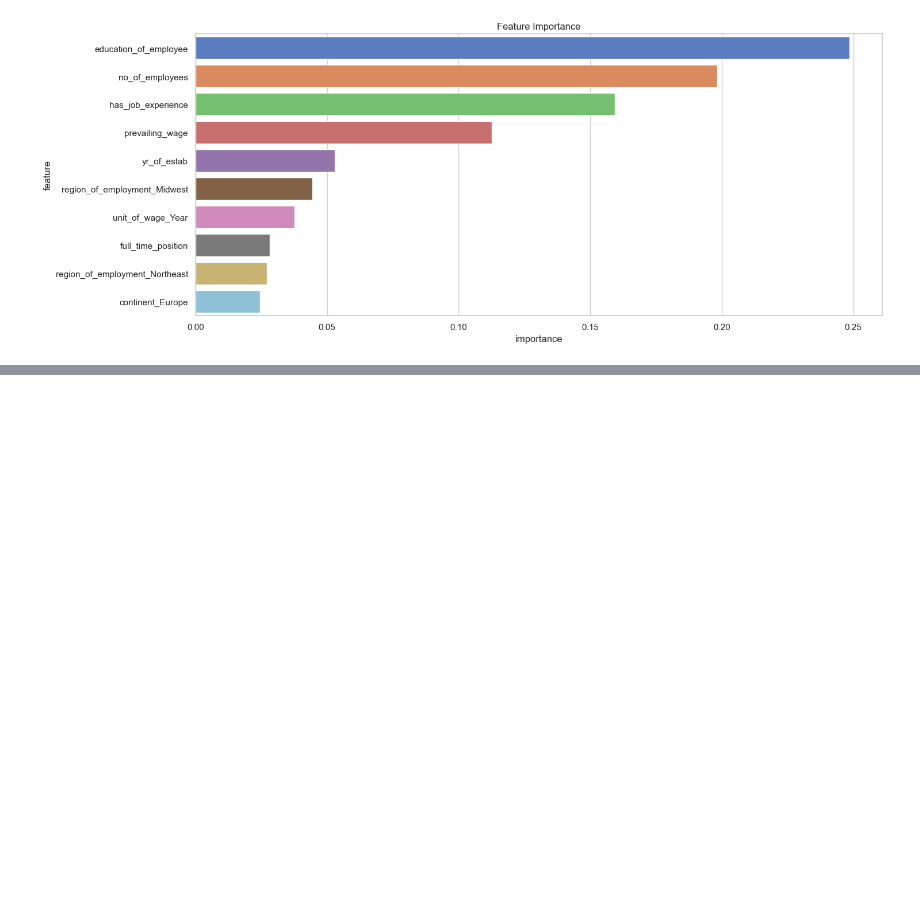
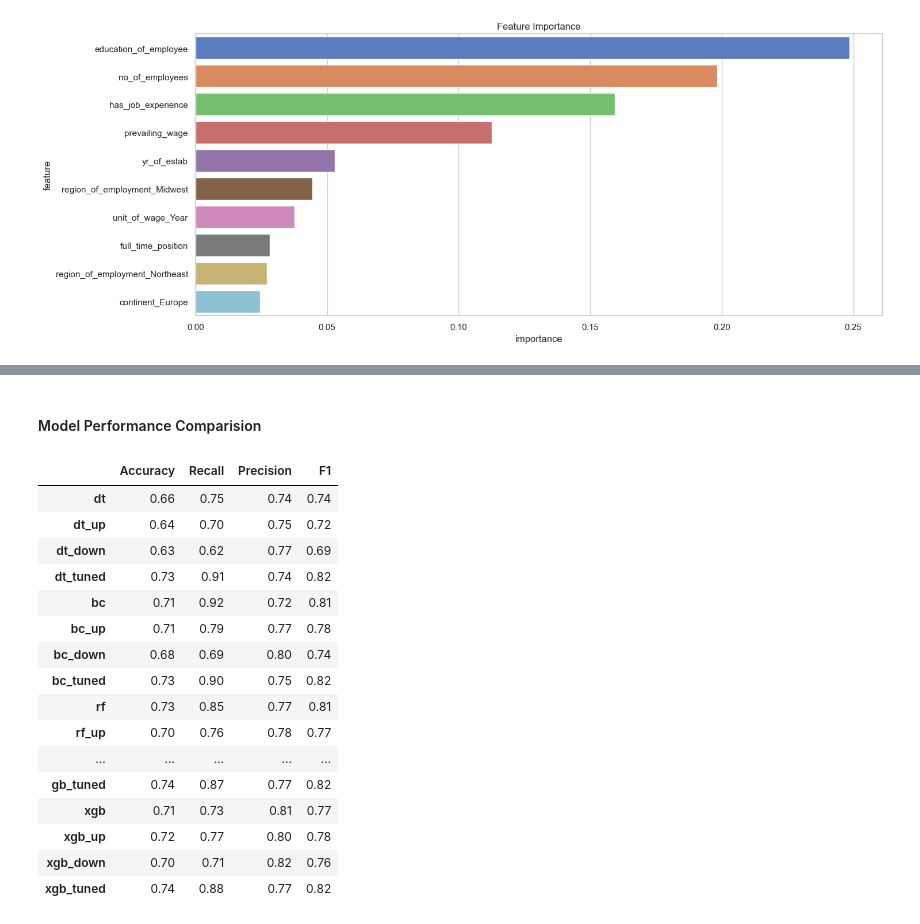
Before and after one commit to nszenoti/PYPG, a Jupyter notebook: projects/easyvisa/notebook.ipynb, the cells around one changed output, grey strips where cells are left out. Drawn from its saved outputs; the diff is of its cells as text; code cells hidden in the pictures; blank space fills up the shorter version.

```diff
--- a/projects/easyvisa/notebook.ipynb
+++ b/projects/easyvisa/notebook.ipynb
@@ -4010,0 +4518,2 @@ This suggests that AdaBoost has identified more nuanced patterns, particularly a
+# %%
+results['xgb_tuned'] = xgb_final_tuned_result
@@ -4010,0 +4553,57 @@ This suggests that AdaBoost has identified more nuanced patterns, particularly a
+# %% [markdown]
+#### Model Performance Comparision
+# %%
+def compare_model_performance(model_metrics, model_names=None):
+    """
+    Compare performance metrics of different decision tree models
+
+    Parameters:
+    -----------
+    model_metrics : list of DataFrames
+        Performance metric DataFrames for each model
+    model_names : list of str, optional
+        Names to use for each model. If not provided, will use generic names
+
+    Returns:
+    --------
+    DataFrame
+        Combined performance metrics with models as columns
+    """
+    # Concatenate all model metrics
+    comparison_df = pd.concat([m.T for m in model_metrics], axis=1)
+
+    # Set column names
+    if model_names:
+        comparison_df.columns = model_names
+    else:
+        comparison_df.columns = [f"Model {i+1}" for i in range(len(model_metrics))]
+
+    return comparison_df
+# %%
+model_names = []
+model_metrics = []
+
+for model_id, model_result in results.items():
+    model_names.append(model_id)
+    model_metrics.append(model_result)
+
+comparision_result_df = compare_model_performance(model_metrics, model_names)
+comparision_result_df.T
+# %% [output]
+|  | Accuracy | Recall | Precision | F1 |
+| dt | 0.66 | 0.75 | 0.74 | 0.74 |
+| dt_up | 0.64 | 0.70 | 0.75 | 0.72 |
+| dt_down | 0.63 | 0.62 | 0.77 | 0.69 |
+| dt_tuned | 0.73 | 0.91 | 0.74 | 0.82 |
+| bc | 0.71 | 0.92 | 0.72 | 0.81 |
+| bc_up | 0.71 | 0.79 | 0.77 | 0.78 |
+| bc_down | 0.68 | 0.69 | 0.80 | 0.74 |
+| bc_tuned | 0.73 | 0.90 | 0.75 | 0.82 |
+| rf | 0.73 | 0.85 | 0.77 | 0.81 |
+| rf_up | 0.70 | 0.76 | 0.78 | 0.77 |
+| ... | ... | ... | ... | ... |
+| gb_tuned | 0.74 | 0.87 | 0.77 | 0.82 |
+| xgb | 0.71 | 0.73 | 0.81 | 0.77 |
+| xgb_up | 0.72 | 0.77 | 0.80 | 0.78 |
+| xgb_down | 0.70 | 0.71 | 0.82 | 0.76 |
+| xgb_tuned | 0.74 | 0.88 | 0.77 | 0.82 |
```
Also changed, not shown: parts of 83 cells of this notebook, 8 other files.
